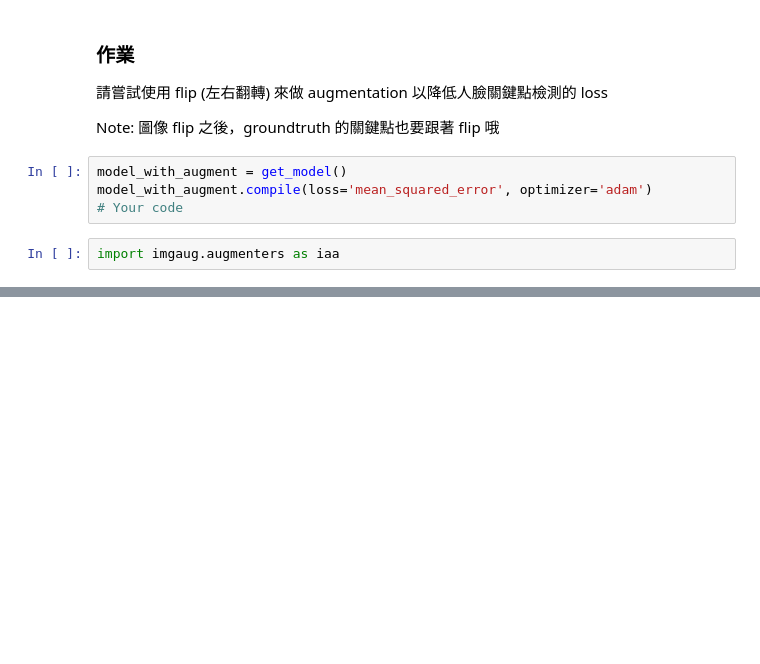
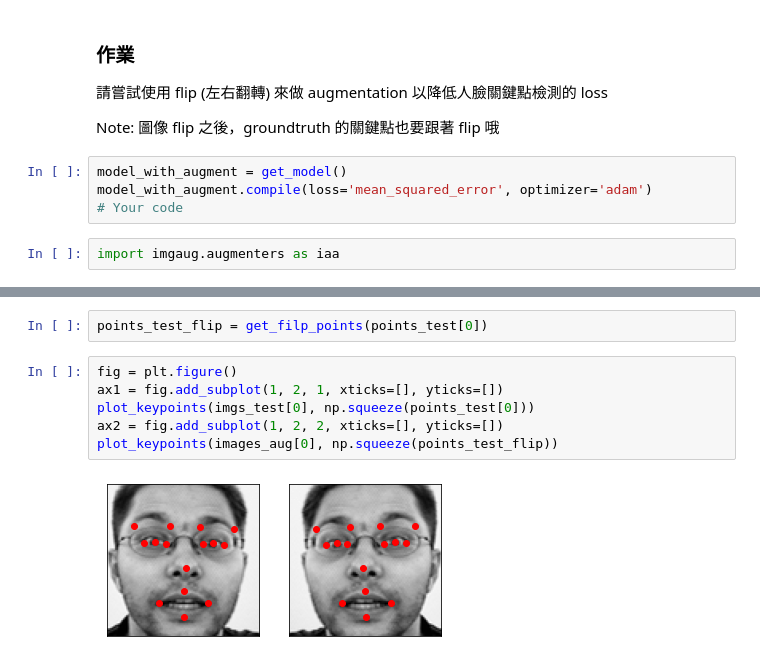
Before and after one commit to yiruchen1993/1st-DL-CVMarathon, a Jupyter notebook: Day44_train_facial_keypoint_HW.ipynb, the cells around one changed output, grey strips where cells are left out. Drawn from its saved outputs; the diff is of its cells as text; blank space fills up the shorter version.

```diff
--- a/Day44_train_facial_keypoint_HW.ipynb
+++ b/Day44_train_facial_keypoint_HW.ipynb
@@ -216,0 +233,10 @@ def plot_keypoints(img, points):
+# %%
+points_test_flip = get_filp_points(points_test[0])
+# %%
+fig = plt.figure()
+ax1 = fig.add_subplot(1, 2, 1, xticks=[], yticks=[])
+plot_keypoints(imgs_test[0], np.squeeze(points_test[0]))
+ax2 = fig.add_subplot(1, 2, 2, xticks=[], yticks=[])
+plot_keypoints(images_aug[0], np.squeeze(points_test_flip))
+# %% [output]
+[figure, added]
```
Also changed, not shown: parts of 18 cells of this notebook.
